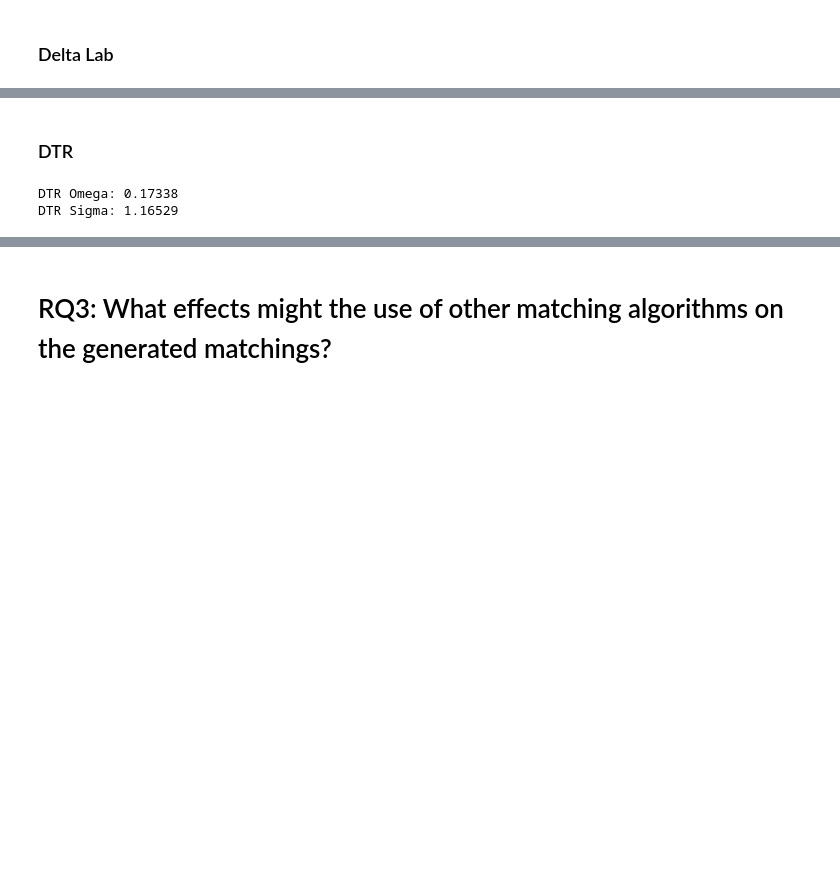
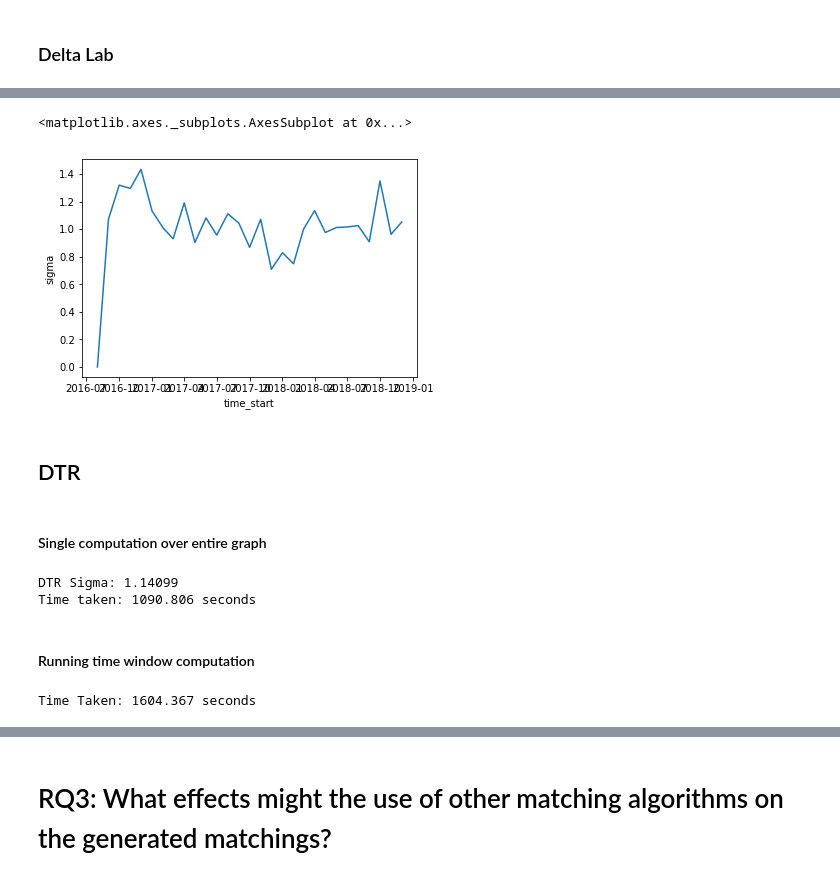
Before and after one commit to NUDelta/pair-research-matching-alg, a Jupyter notebook: network_analysis/NetworkAnalysis.ipynb, the cells around one changed output, grey strips where cells are left out. Saved outputs shown, nothing was run; the diff lists cells and outputs as text; code cells hidden in the pictures; blank space fills up the shorter version.

```diff
--- a/network_analysis/NetworkAnalysis.ipynb
+++ b/network_analysis/NetworkAnalysis.ipynb
@@ -476,2 +637,7 @@ Delta Lab Sigma: 1.01408
+# %%
+sns.lineplot(x='time_start', y='sigma', data=delta_3month_plot)
+# %% [output]
+<matplotlib.axes._subplots.AxesSubplot at 0x...>
+[figure, added]
 # %% [markdown]
-### DTR
+## DTR
@@ -481,5 +644,25 @@ dtr_sigma = nx.algorithms.smallworld.sigma(dtr_G, niter=niter, nrand=nrand)
-# %%
-print('DTR Omega: {0:.5f}\nDTR Sigma: {1:.5f}'.format(dtr_omega, dtr_sigma))
-# %% [output]
-DTR Omega: 0.17338
-DTR Sigma: 1.16529
+# %% [markdown]
+#### Single computation over entire graph
+# %%
+t0 = time.perf_counter()
+dtr_sigma = nx.algorithms.smallworld.sigma(dtr_G, niter=niter, nrand=nrand)
+t1 = time.perf_counter()
+
+print('DTR Sigma: {0:.5f}\nTime taken: {1:.3f} seconds'.format(dtr_sigma, t1 - t0))
+# %% [output]
+DTR Sigma: 1.14099
+Time taken: 1090.806 seconds
+# %% [markdown]
+#### Running time window computation
+# %%
+# run analysis for dtr
+t0 = time.perf_counter()
+dtr_yearly_sigma = running_small_worldness(dtr_pairing_df, running_year_window, niter=niter, nrand=nrand)
+dtr_1month_sigma = running_small_worldness(dtr_pairing_df, running_month_window, niter=niter, nrand=nrand)
+dtr_2month_sigma = running_small_worldness(dtr_pairing_df, running_2month_window, niter=niter, nrand=nrand)
+dtr_3month_sigma = running_small_worldness(dtr_pairing_df, running_3month_window, niter=niter, nrand=nrand)
+t1 = time.perf_counter()
+
+print('Time Taken: {0:0.3f} seconds'.format(t1 - t0))
+# %% [output]
+Time Taken: 1604.367 seconds
```
Also changed, not shown: parts of 42 cells of this notebook.
